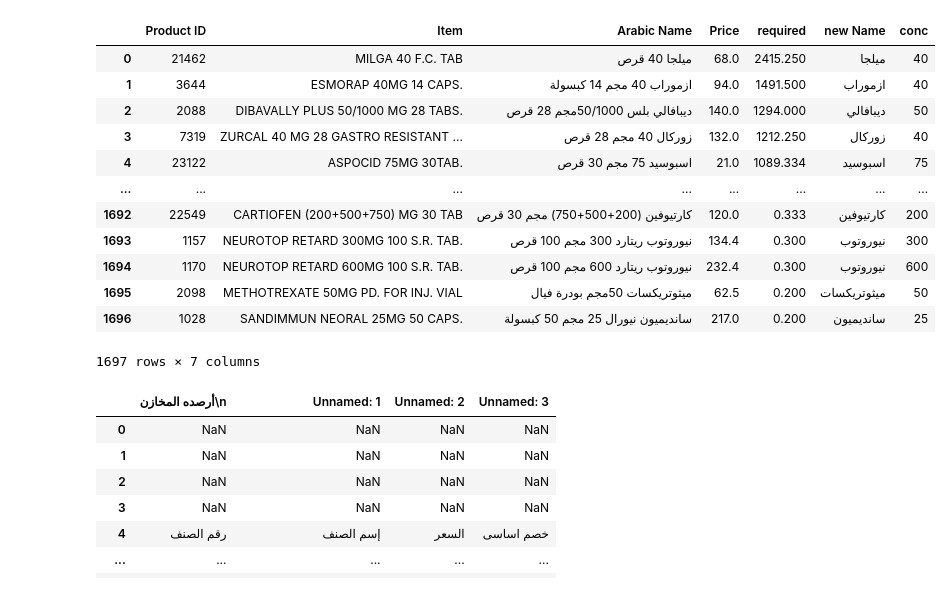
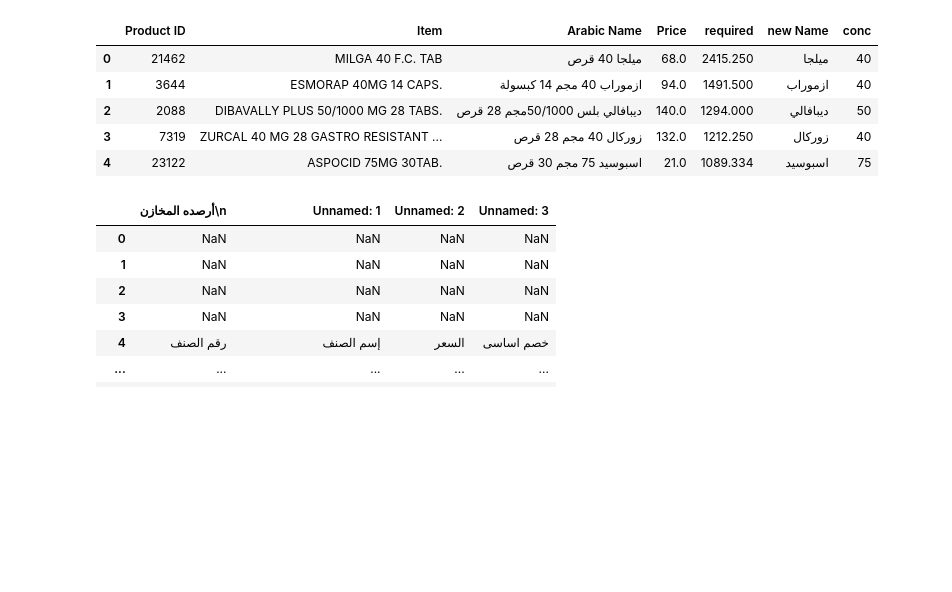
Before and after one commit to MohamadSafwat/Discount-Percentage, a Jupyter notebook: Discount Comparison.ipynb, the cells around one changed output. Cells and saved outputs as stored; diff of their text form; code cells hidden in the pictures; blank space fills up the shorter version.

```diff
--- a/Discount Comparison.ipynb
+++ b/Discount Comparison.ipynb
@@ -8,33 +8,26 @@ original_df = pd.read_excel(r'excel files/Required Plan.xlsx')
 # %%
 # extract the first word from 'Arabic Name' and create a new column 'new Name'
 
 original_df['new Name'] = original_df['Arabic Name'].str.split(" ").str[0]
 
 
 # extract the number from the name which refer to the concentration of the drug
 
 original_df['conc'] = original_df['Arabic Name'].str.extract('(\d+)')
 
 
 # donot need supplier type column so we will drop it
 
 original_df.drop(['supplier type'], axis = 1, inplace = True)
 
-original_df.head()
+original_df.head(5)
 # %% [output]
 |  | Product ID | Item | Arabic Name | Price | required | new Name | conc |
 | 0 | 21462 | MILGA 40 F.C. TAB | ميلجا 40 قرص | 68.0 | 2415.250 | ميلجا | 40 |
 | 1 | 3644 | ESMORAP 40MG 14 CAPS. | ازموراب 40 مجم 14 كبسولة | 94.0 | 1491.500 | ازموراب | 40 |
 | 2 | 2088 | DIBAVALLY PLUS 50/1000 MG 28 TABS. | ديبافالي بلس 50/1000مجم 28 قرص | 140.0 | 1294.000 | ديبافالي | 50 |
 | 3 | 7319 | ZURCAL 40 MG 28 GASTRO RESISTANT ... | زوركال 40 مجم 28 قرص | 132.0 | 1212.250 | زوركال | 40 |
 | 4 | 23122 | ASPOCID 75MG 30TAB. | اسبوسيد 75 مجم 30 قرص | 21.0 | 1089.334 | اسبوسيد | 75 |
-| ... | ... | ... | ... | ... | ... | ... | ... |
-| 1692 | 22549 | CARTIOFEN (200+500+750) MG 30 TAB | كارتيوفين (200+500+750) مجم 30 قرص | 120.0 | 0.333 | كارتيوفين | 200 |
-| 1693 | 1157 | NEUROTOP RETARD 300MG 100 S.R. TAB. | نيوروتوب ريتارد 300 مجم 100 قرص | 134.4 | 0.300 | نيوروتوب | 300 |
-| 1694 | 1170 | NEUROTOP RETARD 600MG 100 S.R. TAB. | نيوروتوب ريتارد 600 مجم 100 قرص | 232.4 | 0.300 | نيوروتوب | 600 |
-| 1695 | 2098 | METHOTREXATE 50MG PD. FOR INJ. VIAL | ميثوتريكسات 50مجم بودرة فيال | 62.5 | 0.200 | ميثوتريكسات | 50 |
-| 1696 | 1028 | SANDIMMUN NEORAL 25MG 50 CAPS. | سانديميون نيورال 25 مجم 50 كبسولة | 217.0 | 0.200 | سانديميون | 25 |
-1697 rows × 7 columns
 # %%
 supplier_1 = pd.read_excel(r'excel files/supplier 1.xlsx')
 supplier_1
```
Also changed, not shown: parts of 13 cells of this notebook.
